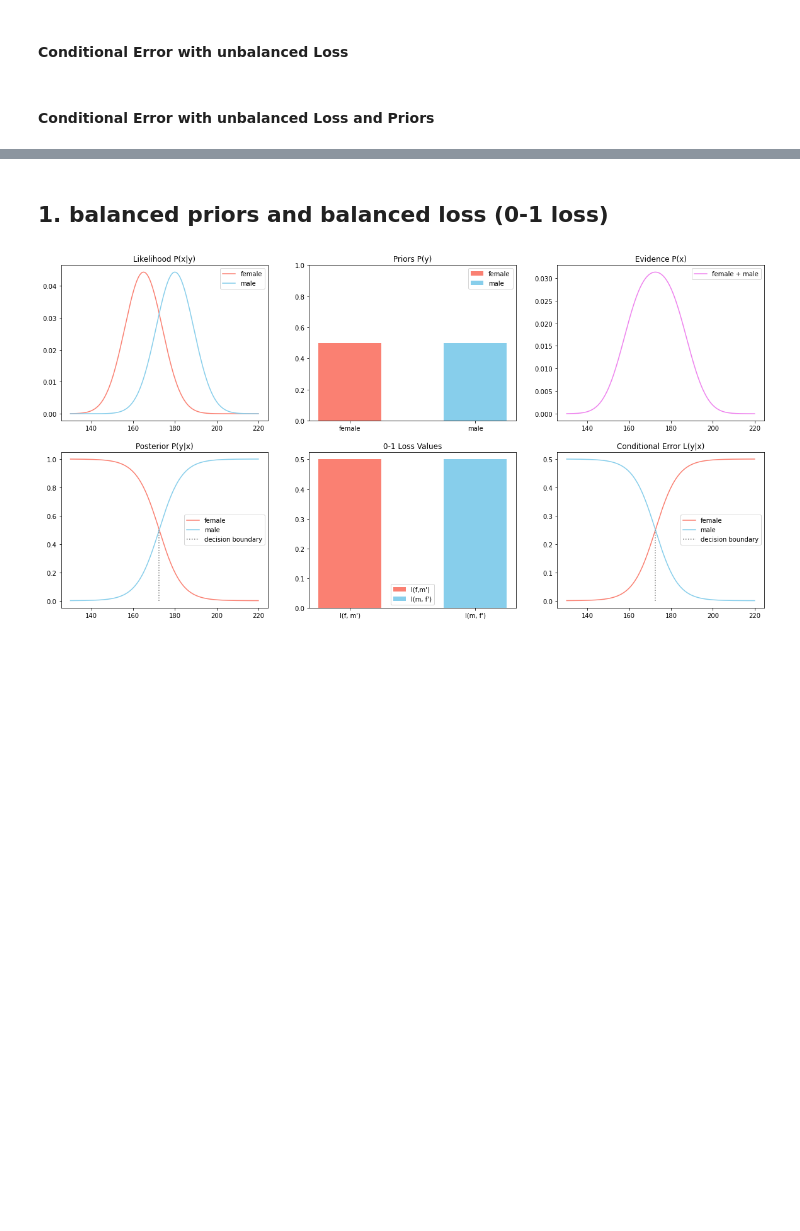
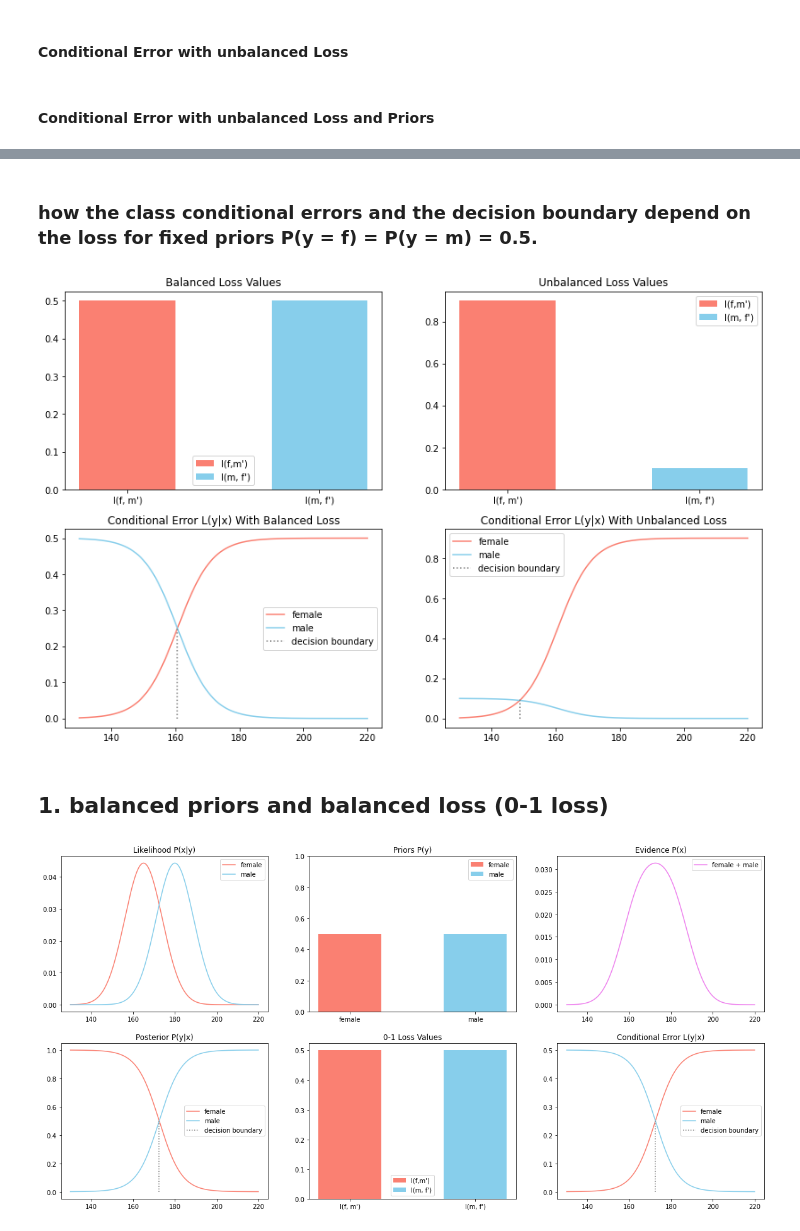
Before and after one commit to nabilfatih/Bayesian-Decision-Theory, a Jupyter notebook: talk.ipynb, the cells around one changed output, grey strips where cells are left out. Saved outputs shown, nothing was run; the diff lists cells and outputs as text; code cells hidden in the pictures; blank space fills up the shorter version.

```diff
--- a/talk.ipynb
+++ b/talk.ipynb
@@ -99,3 +140,32 @@ female_conditional_error_unbalanced_loss_prior = m_loss * male_posterior["unbala
+# %% [markdown]
+### how the class conditional errors and the decision boundary depend on the loss for fixed priors P(y = f) = P(y = m) = 0.5.
+# %%
+fig, ax = plt.subplots(2, 2, figsize=(14, 9))
+
+ax[0, 0].bar("l(f, m')", female_loss, color="salmon", width=0.5, label="l(f,m')")
+ax[0, 0].bar("l(m, f')", male_loss, color="skyblue", width=0.5, label="l(m, f')")
+ax[0, 0].set_title("Balanced Loss Values")
+
+ax[0, 1].bar("l(f, m')", 0.9, color="salmon", width=0.5, label="l(f,m')")
+ax[0, 1].bar("l(m, f')", 0.1, color="skyblue", width=0.5, label="l(m, f')")
+ax[0, 1].set_title("Unbalanced Loss Values")
+
+ax[1, 0].plot(x, female_conditional_error["unbalanced"], color="salmon", label="female")
+ax[1, 0].plot(x, male_conditional_error["unbalanced"], color="skyblue", label="male")
+ax[1, 0].vlines(decision_boundary["unbalanced"], 0, 0.25, colors='gray', linestyles='dotted', label="decision boundary")
+ax[1, 0].set_title("Conditional Error L(y|x) With Balanced Loss")
+
+ax[1, 1].plot(x, female_conditional_error_unbalanced_loss_prior, color="salmon", label="female")
+ax[1, 1].plot(x, male_conditional_error_unbalanced_loss_prior, color="skyblue", label="male")
+ax[1, 1].vlines(x[np.unique(female_posterior["unbalanced"] <= 0.9, return_counts=True)[1][0] - 1], 0, 0.1, colors='gray', linestyles='dotted', label="decision boundary")
+ax[1, 1].set_title("Conditional Error L(y|x) With Unbalanced Loss")
+
+for ax in ax.flat:
+    ax.legend()
+
+plt.show()
+# %% [output]
+[figure, added]
 # %% [markdown]
 ## 1. balanced priors and balanced loss (0-1 loss)
 # %%
```
Also changed, not shown: parts of 8 cells of this notebook, 2 other files.
